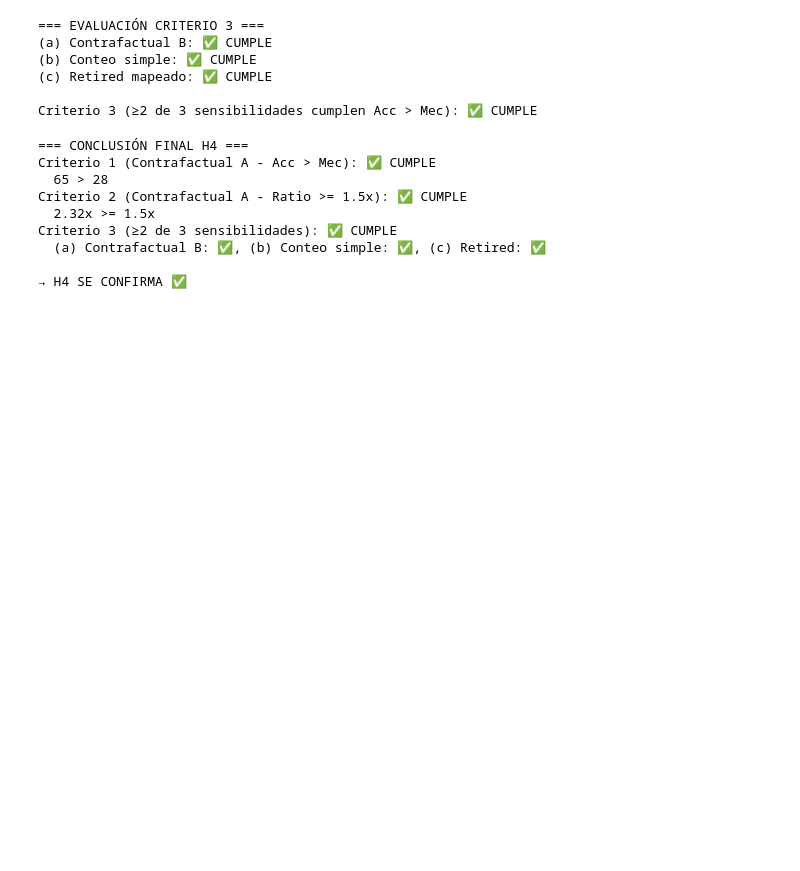
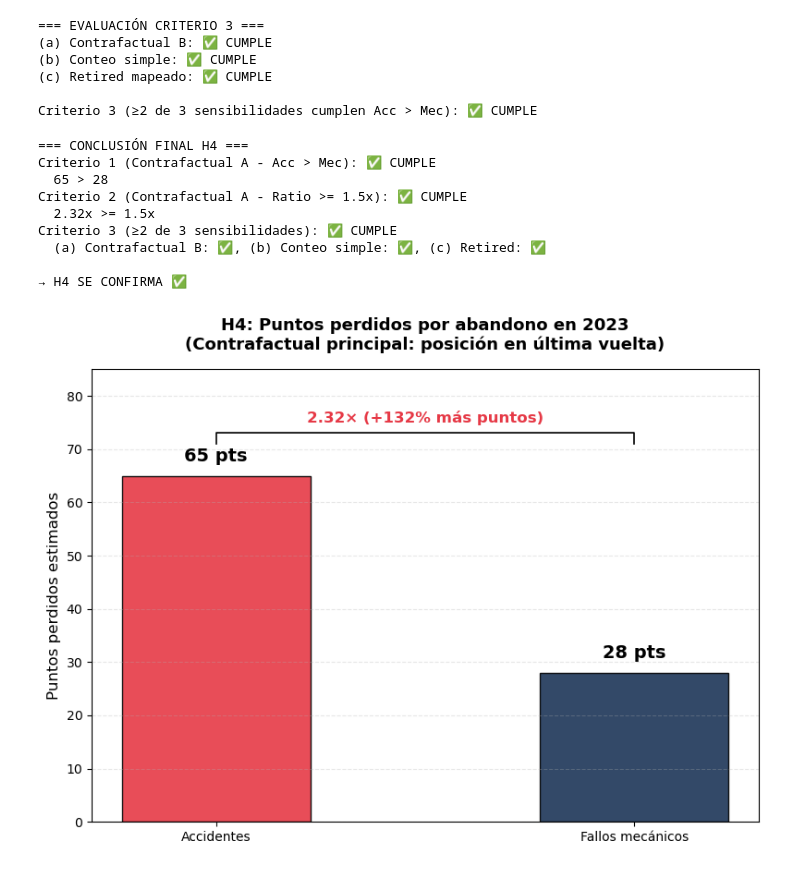
Before and after one commit to BorjaBG/EDA_F1, a Jupyter notebook: notebooks/hipotesis 4.ipynb, the cells around one changed output. Drawn from its saved outputs; the diff is of its cells as text; code cells hidden in the pictures; blank space fills up the shorter version.

```diff
--- a/notebooks/hipotesis 4.ipynb
+++ b/notebooks/hipotesis 4.ipynb
@@ -379,3 +379,44 @@ Criterio 3 (≥2 de 3 sensibilidades): ✅ CUMPLE
   (a) Contrafactual B: ✅, (b) Conteo simple: ✅, (c) Retired: ✅
 
 → H4 SE CONFIRMA ✅
+# %%
+# Gráfico principal H4: Puntos perdidos por tipo de abandono
+fig, ax = plt.subplots(figsize=(8, 6))
+
+causas = ['Accidentes', 'Fallos mecánicos']
+puntos = [puntos_accident, puntos_mecanico]
+colores = ['#E63946', '#1D3557']  # Rojo coral vs Azul oscuro
+
+# Dibujar barras
+bars = ax.bar(causas, puntos, color=colores, width=0.45, alpha=0.9, edgecolor='black', linewidth=1)
+
+# Añadir valores sobre las barras
+for bar, pts in zip(bars, puntos):
+    ax.text(
+        bar.get_x() + bar.get_width()/2,
+        pts + 2,
+        f'{int(pts)} pts',
+        ha='center', va='bottom', fontsize=14, fontweight='bold'
+    )
+
+# Llave comparativa del ratio 2.32x
+y_line = max(puntos) + 8
+ax.plot([0, 0, 1, 1], [y_line - 2, y_line, y_line, y_line - 2], color='black', lw=1.2)
+ax.text(
+    0.5, y_line + 1.5,
+    f'2.32× (+132% más puntos)',
+    ha='center', va='bottom',
+    fontsize=12, fontweight='bold', color='#E63946'
+)
+
+# Ajustes de títulos y ejes
+ax.set_title('H4: Puntos perdidos por abandono en 2023\n(Contrafactual principal: posición en última vuelta)',
+             fontsize=13, pad=15, fontweight='bold')
+ax.set_ylabel('Puntos perdidos estimados', fontsize=12)
+ax.set_ylim(0, 85)
+ax.grid(axis='y', alpha=0.3, linestyle='--')
+
+plt.tight_layout()
+plt.show()
+# %% [output]
+[figure, added]
```
Also changed, not shown: parts of 1 cell of this notebook, 3 other files.
